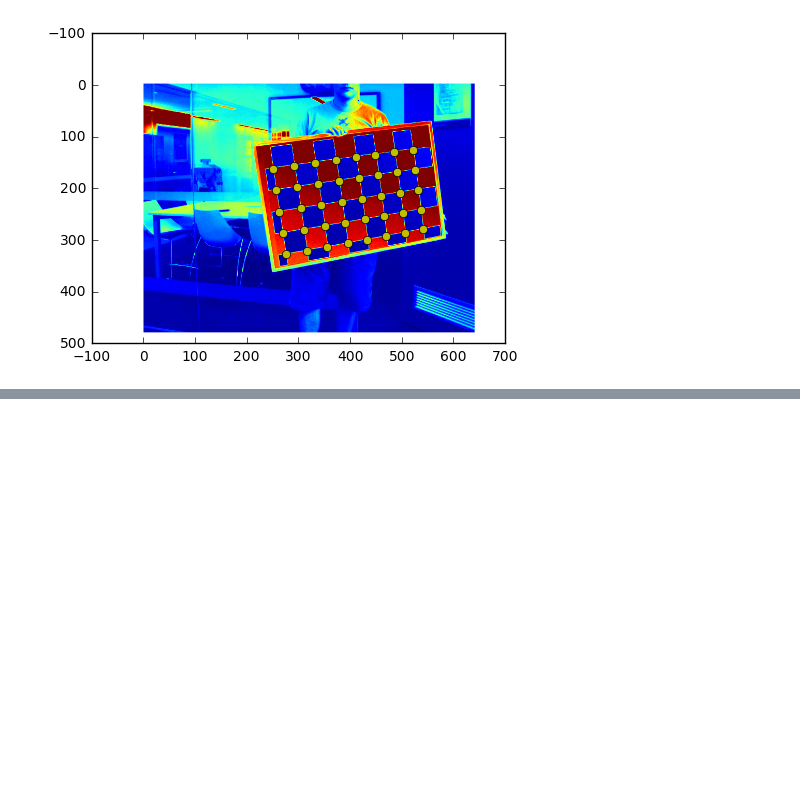
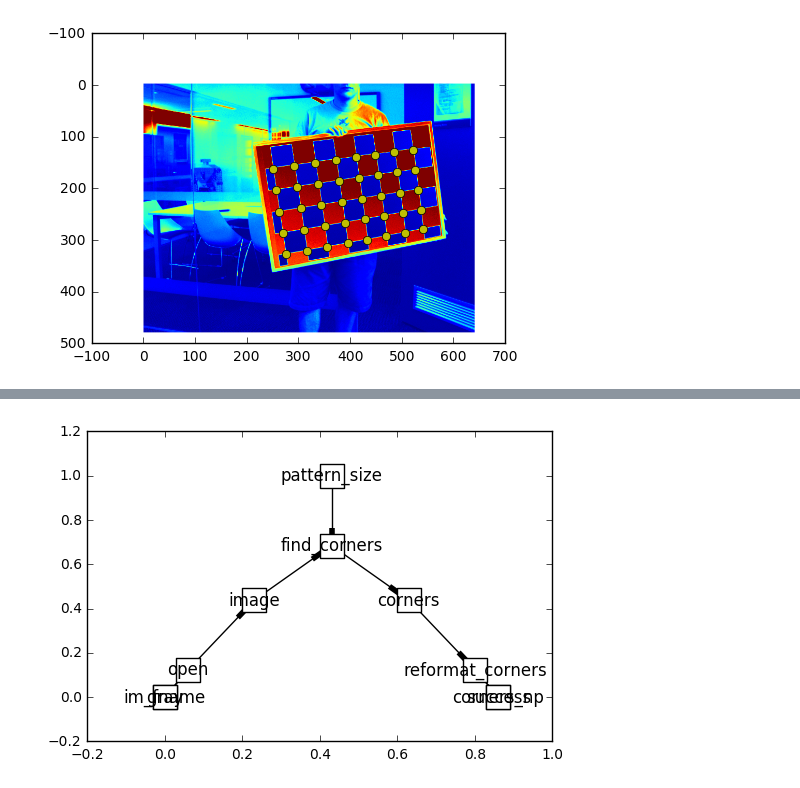
Before and after one commit to semeniuta/EPypes, a Jupyter notebook: notebooks/CV_DAG_MultipleChessboards.ipynb, the cells around one changed output, grey strips where cells are left out. Drawn from its saved outputs; the diff is of its cells as text; code cells hidden in the pictures; blank space fills up the shorter version.

```diff
--- a/notebooks/CV_DAG_MultipleChessboards.ipynb
+++ b/notebooks/CV_DAG_MultipleChessboards.ipynb
@@ -105,0 +126,6 @@ cb_pipe.traverse_time()
+# %%
+dg = cb_pipe.graph.graph.to_networkx()
+# %%
+nx.draw_networkx(dg, pos=nx.spectral_layout(dg), node_shape='s', node_color='w')
+# %% [output]
+[figure, added]
```
Also changed, not shown: parts of 9 cells of this notebook, 3 other files.
